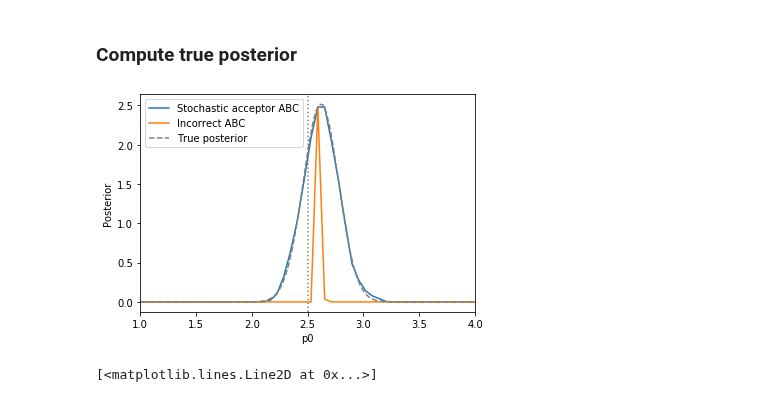
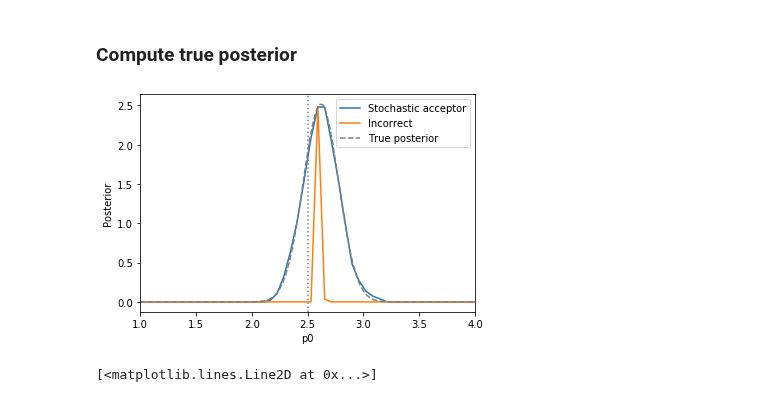
Before and after one commit to yannikschaelte/Study-ABC-Noise, a Jupyter notebook: study_abc_noise/estimate_noise_parameters/gaussian.ipynb, the cells around one changed output. Cells and saved outputs as stored; diff of their text form; code cells hidden in the pictures.

```diff
--- a/study_abc_noise/estimate_noise_parameters/gaussian.ipynb
+++ b/study_abc_noise/estimate_noise_parameters/gaussian.ipynb
@@ -210,29 +210,29 @@ posterior = get_posterior_scaled()
 # %%
 _, ax = plt.subplots()
 
 
 #pyabc.visualization.plot_kde_1d_highlevel(h_noisy_model, x='p0', ax=ax,
 #                                          xmin=limits_uvar['p0'][0], xmax=limits_uvar['p0'][1],
 #                                          label="ABC noisy model posterior")
 pyabc.visualization.plot_kde_1d_highlevel(h, x='p0',
                                           xmin=limits_uvar['p0'][0], xmax=limits_uvar['p0'][1],
-                                          ax=ax, label="Stochastic acceptor ABC",
+                                          ax=ax, label="Stochastic acceptor",
                                           refval=p_true)
 pyabc.visualization.plot_kde_1d_highlevel(h_incorrect, x='p0', ax=ax, t=5,
                                           xmin=limits_uvar['p0'][0], xmax=limits_uvar['p0'][1],
-                                          label="Incorrect ABC")
+                                          label="Incorrect")
 p0s = np.linspace(limits_uvar['p0'][0], limits_uvar['p0'][1], 100)
 vals = [posterior(p0) for p0 in p0s]
 ax.plot(p0s, vals, '--', label="True posterior", color='grey')
 
 ax.legend()
 
 plt.savefig("with_true.svg", format='svg')
 
 
 #ax.legend(loc='center left', bbox_to_anchor=(1, 0.5))
 # %% [output]
-[figure, old version]
+[figure, new version]
 # %%
 _, ax = plt.subplots()
 
```
Also changed, not shown: parts of 1 cell of this notebook, 14 other files.
